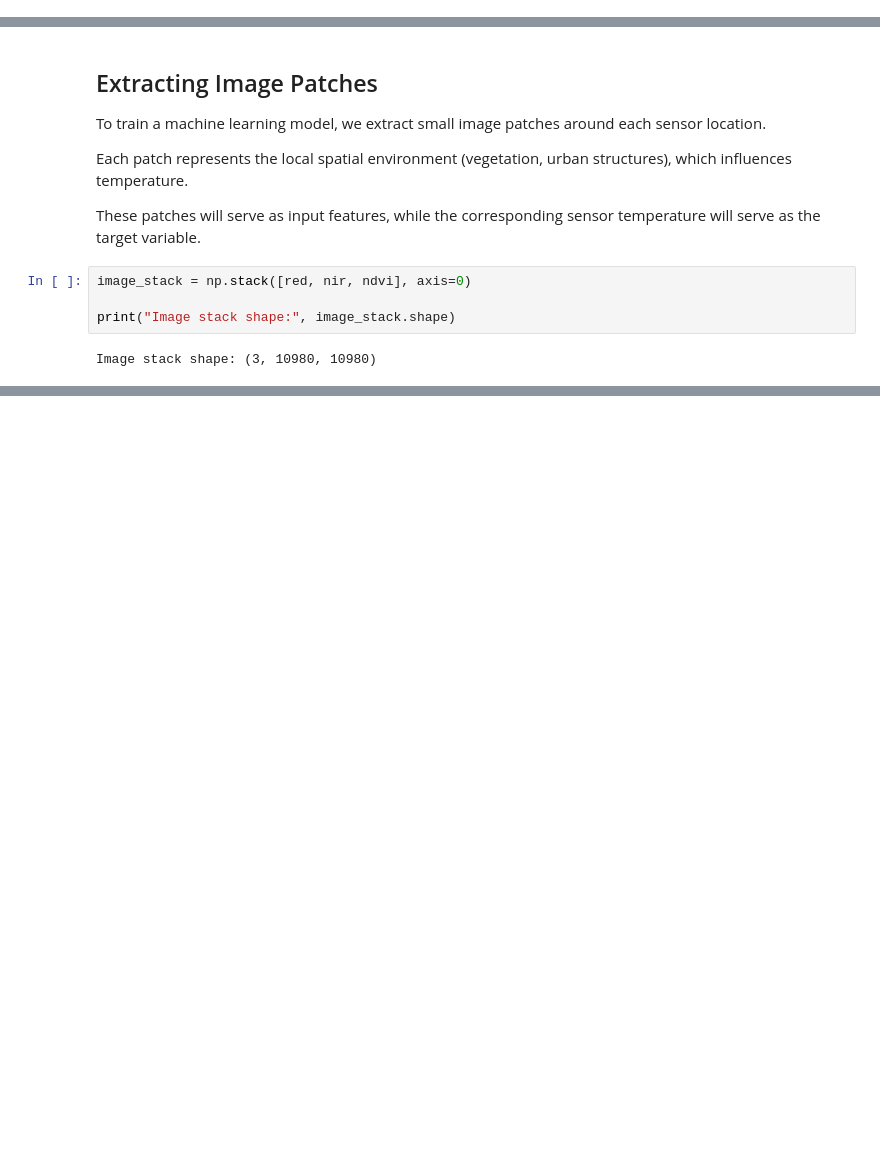
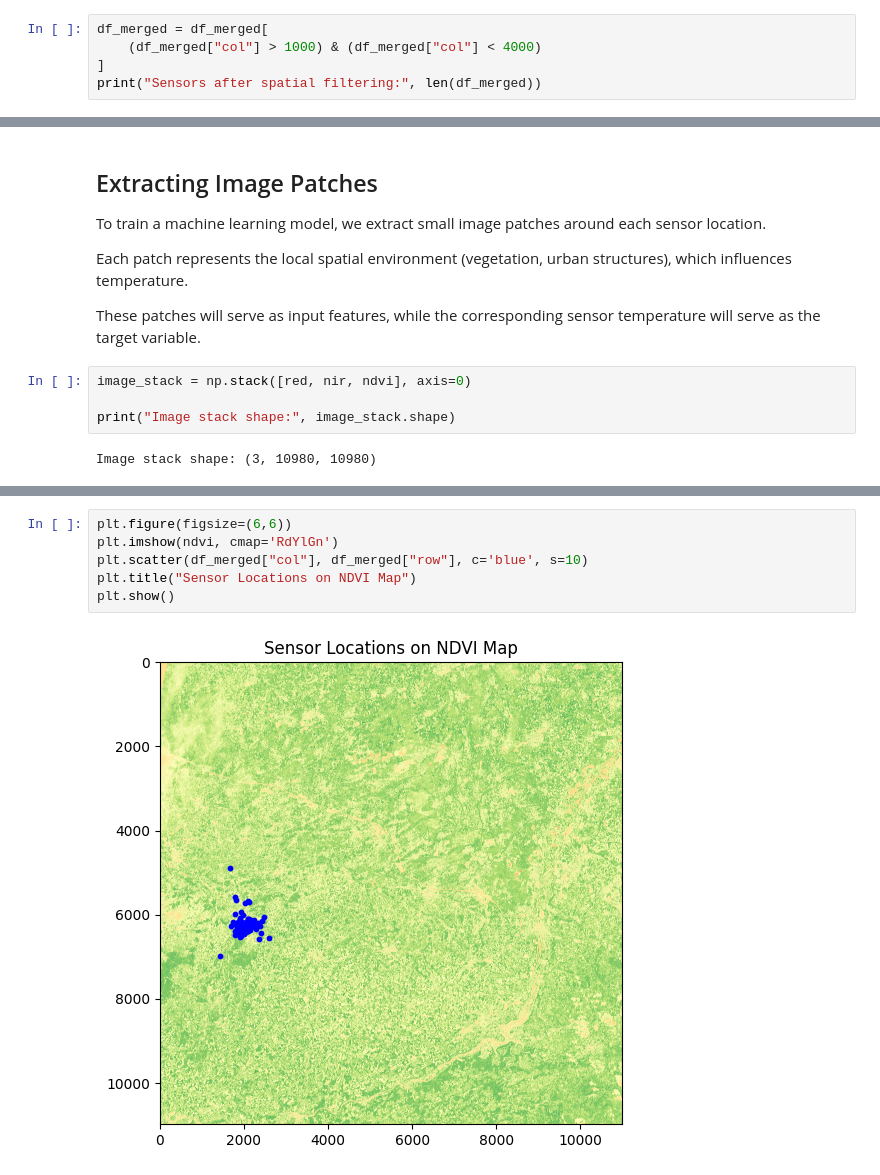
Before and after one commit to mylenearadaniucll2024/urban-heat-ai-leuven, a Jupyter notebook: notebooks/01_preprocessing.ipynb, the cells around one changed output, grey strips where cells are left out. Cells and saved outputs as stored; diff of their text form; blank space fills up the shorter version.

```diff
--- a/notebooks/01_preprocessing.ipynb
+++ b/notebooks/01_preprocessing.ipynb
@@ -264,0 +268,5 @@ Remaining sensors: 72
+# %%
+df_merged = df_merged[
+    (df_merged["col"] > 1000) & (df_merged["col"] < 4000)
+]
+print("Sensors after spatial filtering:", len(df_merged))
@@ -346,0 +367,8 @@ Temps shape: (72,)
+# %%
+plt.figure(figsize=(6,6))
+plt.imshow(ndvi, cmap='RdYlGn')
+plt.scatter(df_merged["col"], df_merged["row"], c='blue', s=10)
+plt.title("Sensor Locations on NDVI Map")
+plt.show()
+# %% [output]
+[figure, added]
```
Also changed, not shown: parts of 12 cells of this notebook.
